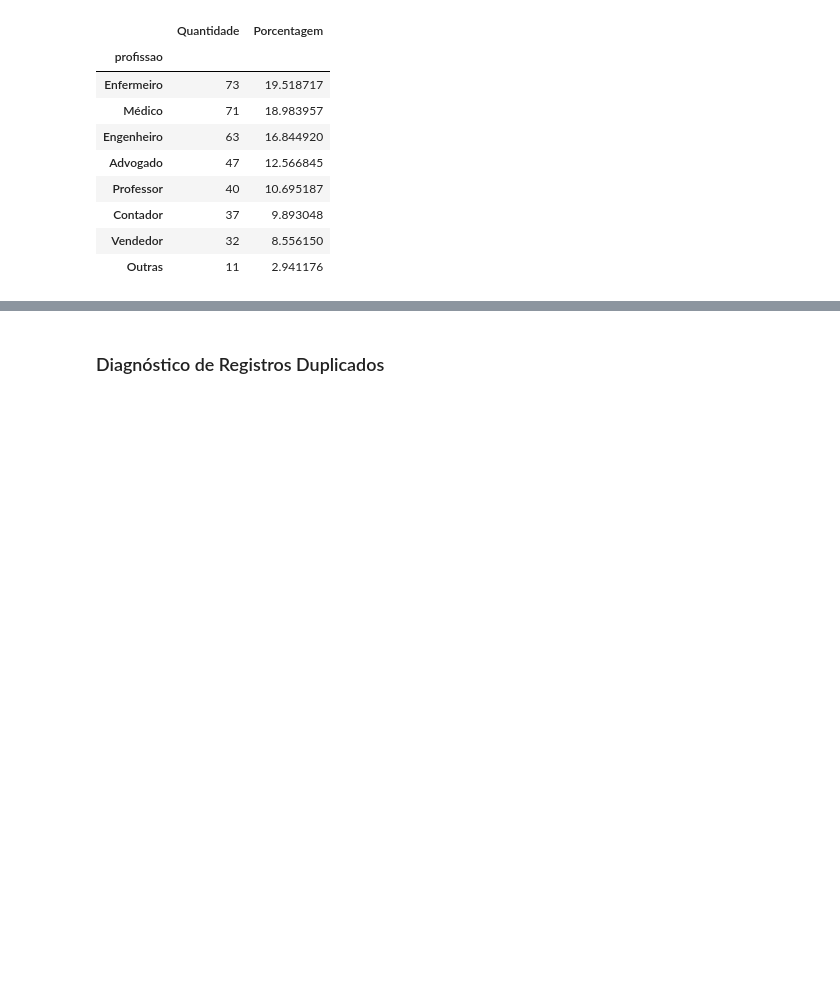
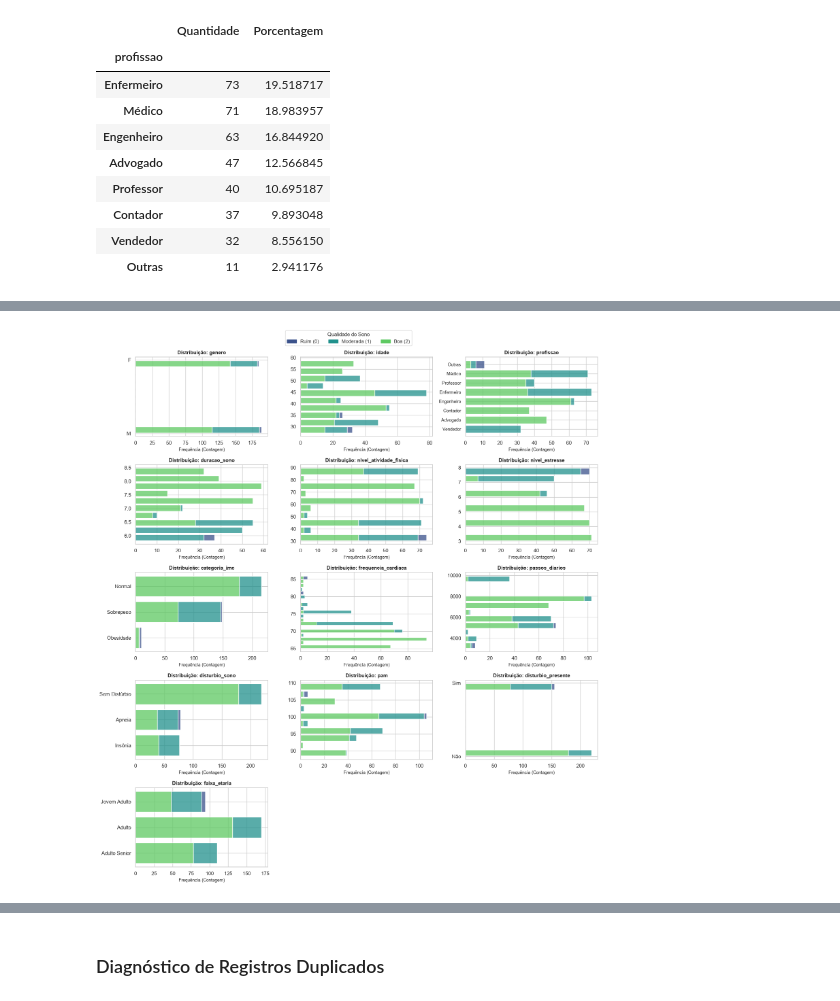
Before and after one commit to Squad-Nina-da-Hora/wmc-projeto-final-lifestyle, a Jupyter notebook: analise.ipynb, the cells around one changed output, grey strips where cells are left out. Saved outputs shown, nothing was run; the diff lists cells and outputs as text; code cells hidden in the pictures; blank space fills up the shorter version.

```diff
--- a/analise.ipynb
+++ b/analise.ipynb
@@ -596,9 +612,9 @@ plt.show()
 # %%
 # Histogramas
+
 # Dicionario para abreviar profissoes longas no grafico
 abreviacoes_profissao = {
-    'Engenheiro de Software': 'Eng. Software',
-    prof_cat_vendas: 'Prof. Vendas'
+    'Engenheiro de Software': 'Eng. Software'
 }
 
 fig, axes = plt.subplots(5, 3, figsize=(15, 16))
@@ -622,33 +638,35 @@ for i, var in enumerate(dados):
         axes[idx].set_yticks(range(len(labels_abreviados)))
         axes[idx].set_yticklabels(labels_abreviados, fontsize=9)
 
     # Se for 'genero', forca as posicoes 0 e 1 no eixo y e atribui as labels corretas
     if var == 'genero':
         axes[idx].set_yticks([0, 1])
         axes[idx].set_yticklabels(['M', 'F'])
 
     # Se for 'disturbio_presente', forca as posicoes 0 e 1 no eixo y e atribui as labels corretas
     if var == 'disturbio_presente':
         axes[idx].set_yticks([0, 1])
         axes[idx].set_yticklabels(['Não', 'Sim'])
 
     idx += 1 # Avança para a próxima posição do grid
 
 # Apaga os eixos vazios
 for j in range(idx, len(axes)):
     fig.delaxes(axes[j])
 
 # Criando uma legenda única
 legenda = [
     mpatches.Patch(color=cores[0], label='Ruim (0)'),
     mpatches.Patch(color=cores[1], label='Moderada (1)'),
     mpatches.Patch(color=cores[2], label='Boa (2)')
 ]
 
 fig.legend(handles=legenda, title='Qualidade do Sono', loc='upper center', bbox_to_anchor=(0.5, 1.03), ncol=3, frameon=True,fontsize=10,title_fontsize=11)
 
 plt.tight_layout()
 plt.show()
+# %% [output]
+[figure, added]
 # %%
 # Verificando normalidade dos dados
 
```
Also changed, not shown: parts of 15 cells of this notebook.
